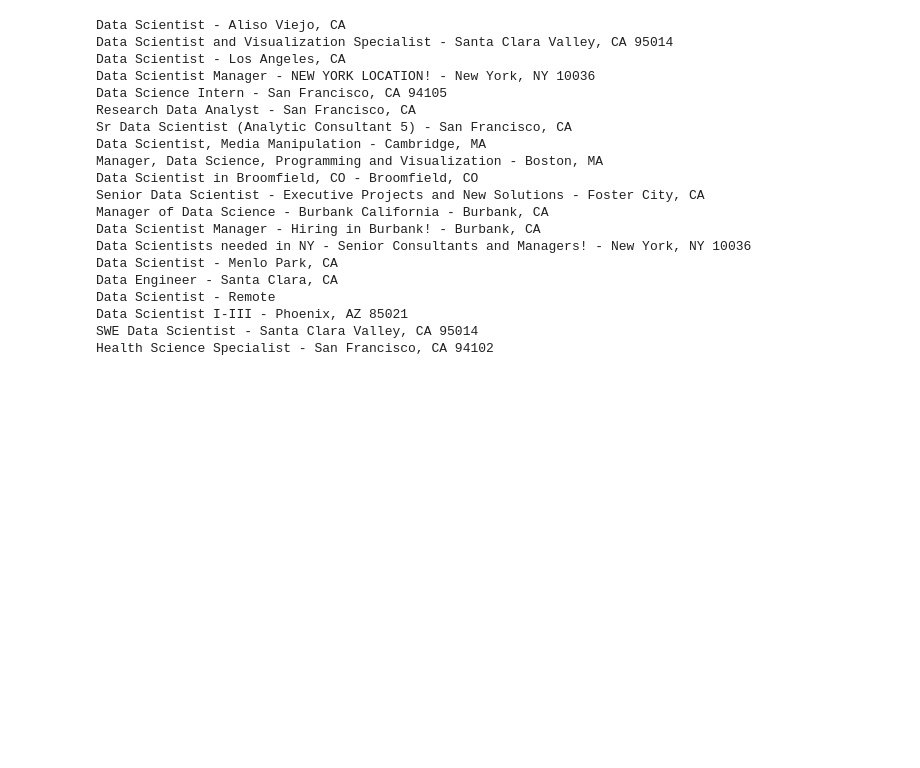
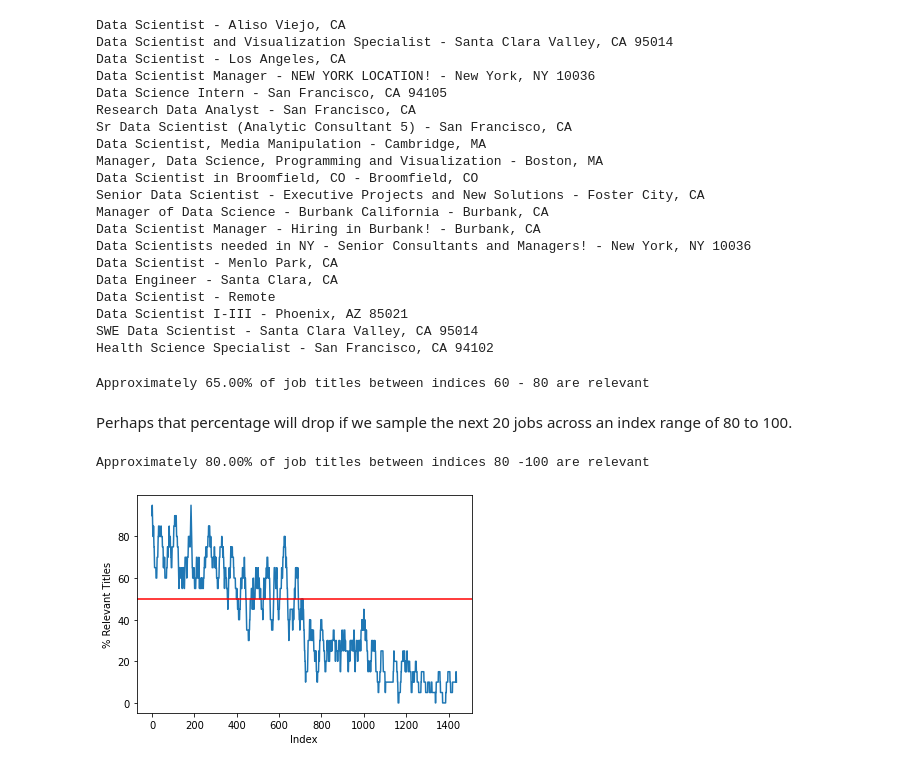
Before and after one commit to rahiakela/data-science-research-and-practice, a Jupyter notebook: data-science-bookcamp/case-study-4--job-resume-improvement/05_case_study_job_resume_improvement.ipynb, the cells around one changed output. Cells and saved outputs as stored; diff of their text form; code cells hidden in the pictures; blank space fills up the shorter version.

```diff
--- a/data-science-bookcamp/case-study-4--job-resume-improvement/05_case_study_job_resume_improvement.ipynb
+++ b/data-science-bookcamp/case-study-4--job-resume-improvement/05_case_study_job_resume_improvement.ipynb
@@ -457,3 +458,43 @@ Data Scientist - Remote
 Data Scientist I-III - Phoenix, AZ 85021
 SWE Data Scientist - Santa Clara Valley, CA 95014
 Health Science Specialist - San Francisco, CA 94102
+# %%
+# Measuring title relevance in a subset of jobs
+def percent_relevant_titles(df):
+  regex_relevant = re.compile(r"Data (Scien|Analy)", flags=re.IGNORECASE)
+  regex_irrelevant = re.compile(r"\b(Manage)", flags=re.IGNORECASE)
+  match_count = len([title for title in df.Title if regex_relevant.search(title) and not regex_irrelevant.search(title)])
+  percent = 100 * match_count / df.shape[0]
+  return percent
+# %%
+percent = percent_relevant_titles(sorted_df_jobs[60:80])
+print(f"Approximately {percent:.2f}% of job titles between indices 60 - 80 are relevant")
+# %% [output]
+Approximately 65.00% of job titles between indices 60 - 80 are relevant
+# %% [markdown]
+Perhaps that percentage will drop if we sample the
+next 20 jobs across an index range of 80 to 100.
+# %%
+# Measuring title relevance in the next subset of jobs
+percent = percent_relevant_titles(sorted_df_jobs[80:100])
+print(f"Approximately {percent:.2f}% of job titles between indices 80 -100 are relevant")
+# %% [output]
+Approximately 80.00% of job titles between indices 80 -100 are relevant
+# %%
+# Plotting percent relevance across all title samples
+def relevant_title_plot(index_range=20):
+  percentages = []
+  start_indices = range(df_jobs.shape[0] - index_range)
+  for i in start_indices:
+    df_slice = sorted_df_jobs[i: i + index_range]
+    percent = percent_relevant_titles(df_slice)
+    percentages.append(percent)
+  plt.plot(start_indices, percentages)
+  plt.axhline(50, c="red")
+  plt.xlabel("Index")
+  plt.ylabel("% Relevant Titles")
+
+relevant_title_plot()
+plt.show()
+# %% [output]
+[figure, added]
```
Also changed, not shown: parts of 3 cells of this notebook.
